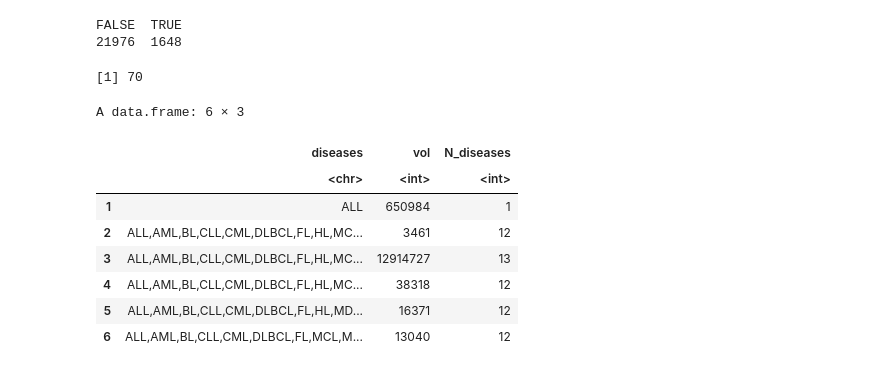
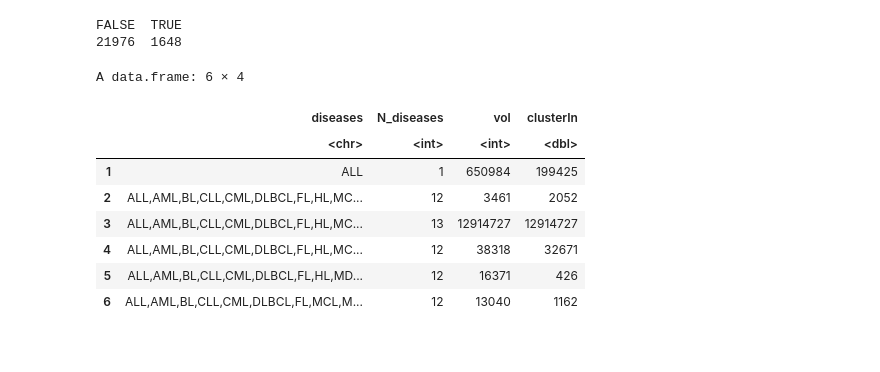
Before and after one commit to FMagnani/GEPOH, a Jupyter notebook: main.ipynb, the cells around one changed output. Saved outputs shown, nothing was run; the diff lists cells and outputs as text; code cells hidden in the pictures.

```diff
--- a/main.ipynb
+++ b/main.ipynb
@@ -126,37 +131,19 @@ FALSE  TRUE
 15247  8377
 FALSE  TRUE
 21976  1648
-# %%
-#--- Aggregate significative clusters with respect to diseases ---#
-
-# Compute vol
-triclusters_df$vol <- triclusters_df$N_tfs*triclusters_df$N_genes
-
-# Filter the original dataframe since it's aligned with the dataframe of fisher's test
-significative_triclusters <- triclusters_df[left&!garbage,]
-
-# The volume of the aggregating rows is summed
-aggregate_df <- aggregate(significative_triclusters$vol, by=list(diseases=significative_triclusters$diseases), FUN=sum)
-aggregate_df$vol <- aggregate_df$x
-aggregate_df$x <- NULL
-
-# Recover the number of diseases from the cluster name
-N_diseases <- list()
-for (i in 1:nrow(aggregate_df)){
-    N_diseases <- c(N_diseases, length(strsplit(aggregate_df[i,]$diseases, ',')[[1]]))
-}
-aggregate_df["N_diseases"] <- unlist(N_diseases)
-
-nrow(aggregate_df)
-head(aggregate_df)
-# %% [output]
-[1] 70
-A data.frame: 6 × 3
-|  | diseases | vol | N_diseases |
-|  | <chr> | <int> | <int> |
-| 1 | ALL | 650984 | 1 |
-| 2 | ALL,AML,BL,CLL,CML,DLBCL,FL,HL,MC... | 3461 | 12 |
-| 3 | ALL,AML,BL,CLL,CML,DLBCL,FL,HL,MC... | 12914727 | 13 |
-| 4 | ALL,AML,BL,CLL,CML,DLBCL,FL,HL,MC... | 38318 | 12 |
-| 5 | ALL,AML,BL,CLL,CML,DLBCL,FL,HL,MD... | 16371 | 12 |
-| 6 | ALL,AML,BL,CLL,CML,DLBCL,FL,MCL,M... | 13040 | 12 |
+# %%
+significative_triclusters <- triclusters_df[left&!garbage,]
+significative_fisher_test <- fisher_test[left&!garbage,]
+
+aggregate_df <- fisher_wrt_splits$aggregate_triclusters(significative_triclusters, significative_fisher_test)
+head(aggregate_df)
+# %% [output]
+A data.frame: 6 × 4
+|  | diseases | N_diseases | vol | clusterIn |
+|  | <chr> | <int> | <int> | <dbl> |
+| 1 | ALL | 1 | 650984 | 199425 |
+| 2 | ALL,AML,BL,CLL,CML,DLBCL,FL,HL,MC... | 12 | 3461 | 2052 |
+| 3 | ALL,AML,BL,CLL,CML,DLBCL,FL,HL,MC... | 13 | 12914727 | 12914727 |
+| 4 | ALL,AML,BL,CLL,CML,DLBCL,FL,HL,MC... | 12 | 38318 | 32671 |
+| 5 | ALL,AML,BL,CLL,CML,DLBCL,FL,HL,MD... | 12 | 16371 | 426 |
+| 6 | ALL,AML,BL,CLL,CML,DLBCL,FL,MCL,M... | 12 | 13040 | 1162 |
```
Also changed, not shown: parts of 5 cells of this notebook, 1 other file.
